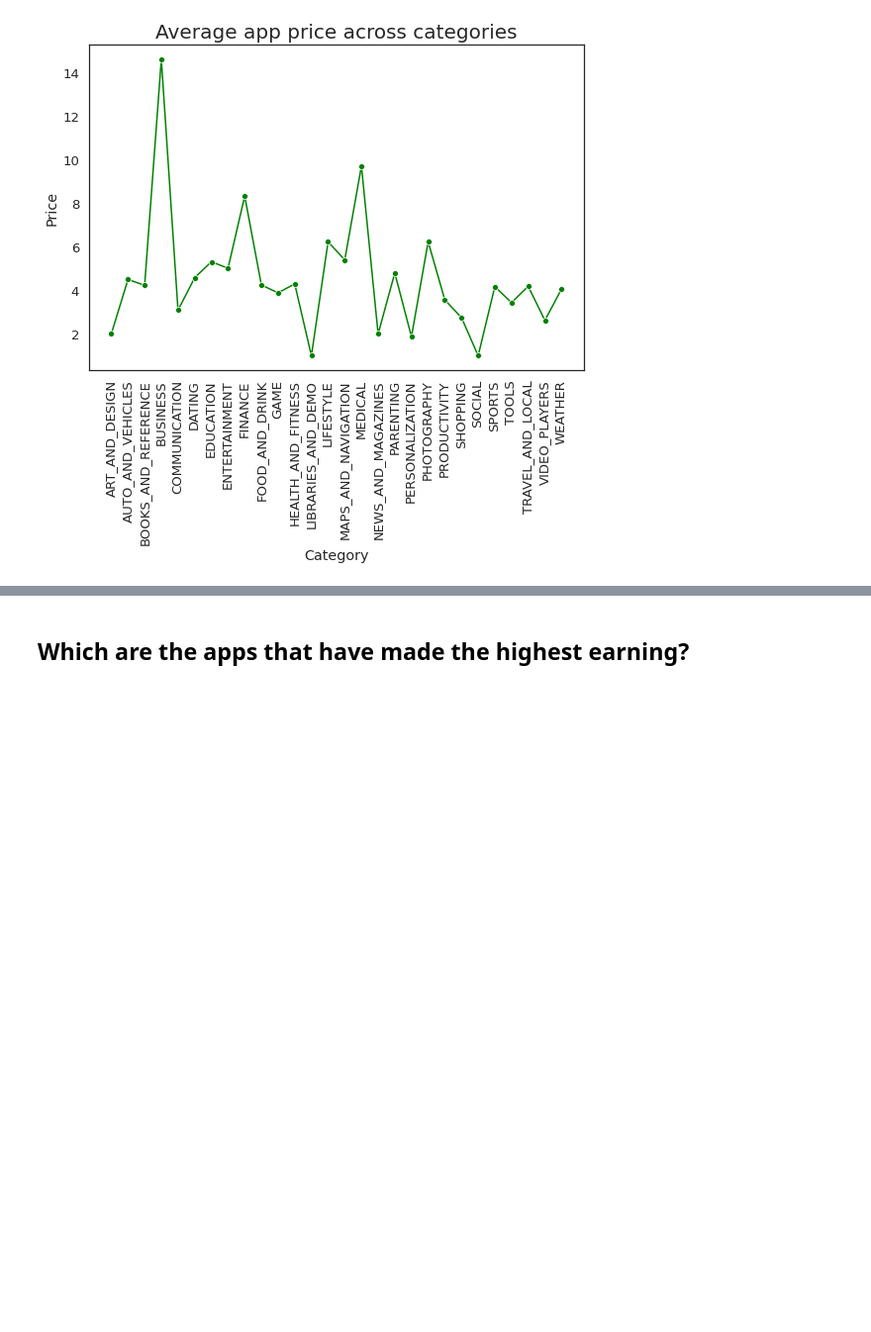
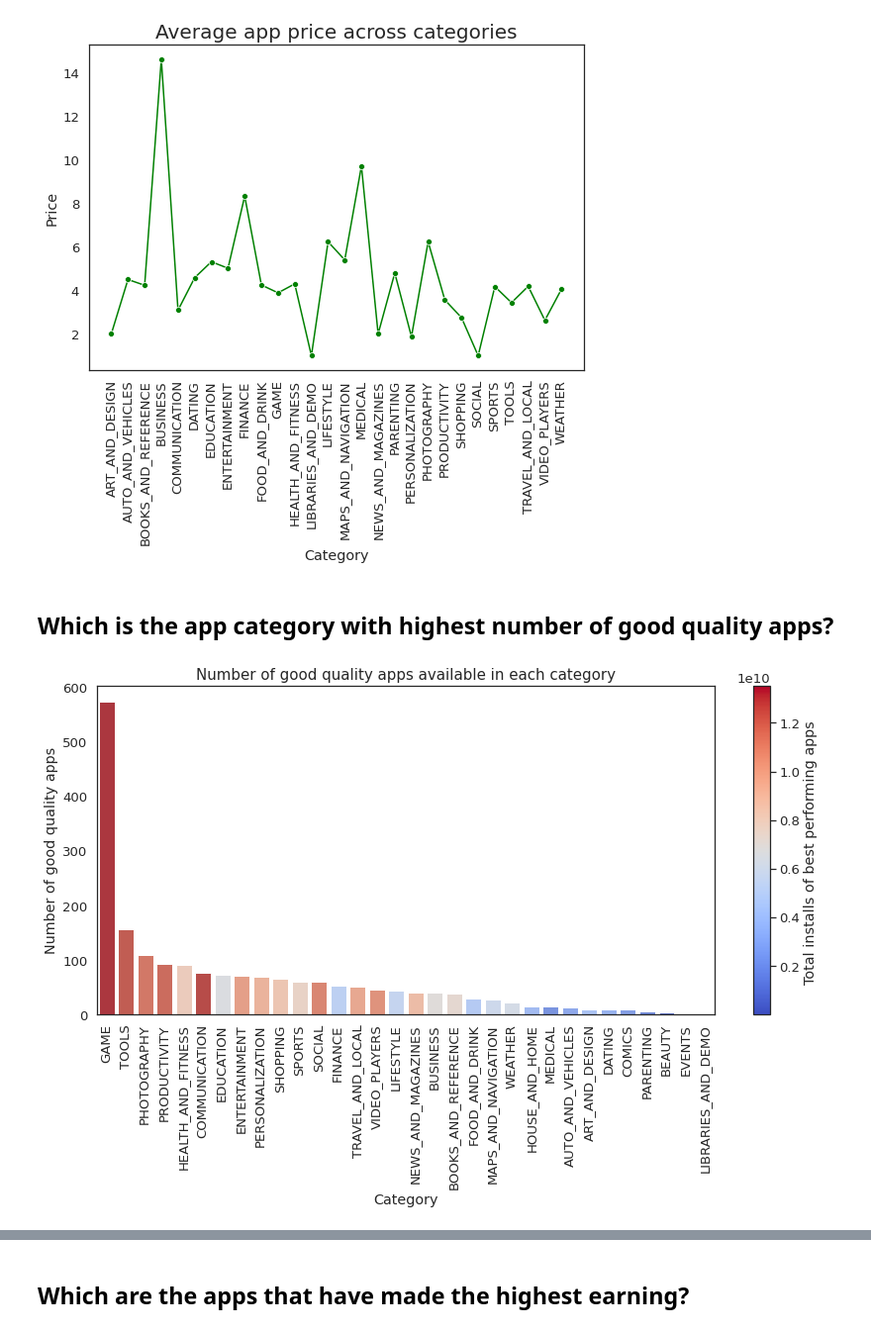
Before and after one commit to RadhikaRM/Playstore-Data-Analysis, a Jupyter notebook: PlayStore_EDA.ipynb, the cells around one changed output, grey strips where cells are left out. Shown at 99% size. Saved outputs shown, nothing was run; the diff lists cells and outputs as text; code cells hidden in the pictures; blank space fills up the shorter version.

```diff
--- a/PlayStore_EDA.ipynb
+++ b/PlayStore_EDA.ipynb
@@ -1210,4 +1208,24 @@ plt.title('Average app price across categories',size=20)
 plt.tight_layout()
 # %% [output]
 [figure]
+# %% [markdown]
+## **Which is the app category  with highest number of good quality apps?**
+# %%
+plt.figure(figsize=(12,8))
+bestcategory_df=PS_df[(PS_df['Rating']>=4.3) & (PS_df['Installs']>=1000000)].groupby(['Category']).agg(
+    no_of_goodapps=('App','count'),total_installs=('Installs','sum')).sort_values(by='no_of_goodapps',ascending=False)#defining the criteria for best performing apps
+plot = plt.scatter(x=bestcategory_df.index,y='no_of_goodapps', c='total_installs',data=bestcategory_df, cmap='coolwarm')
+plt.clf()# plt.clf()
+cbar=plt.colorbar(plot)#Creating a colormap
+cbar.set_label('Total installs of best performing apps ')
+
+#Number of good quality apps available in each category
+ax = sns.barplot(x=bestcategory_df.index,y='no_of_goodapps', hue='total_installs', data=bestcategory_df,palette='coolwarm', dodge=False)
+ax.set_ylabel('Number of good quality apps')
+plt.xticks(rotation=90)
+ax.legend_.remove()
+plt.title('Number of good quality apps available in each category',size=15)
+plt.tight_layout()
+# %% [output]
+[figure, added]
 # %% [markdown]
```
Also changed, not shown: parts of 12 cells of this notebook.
